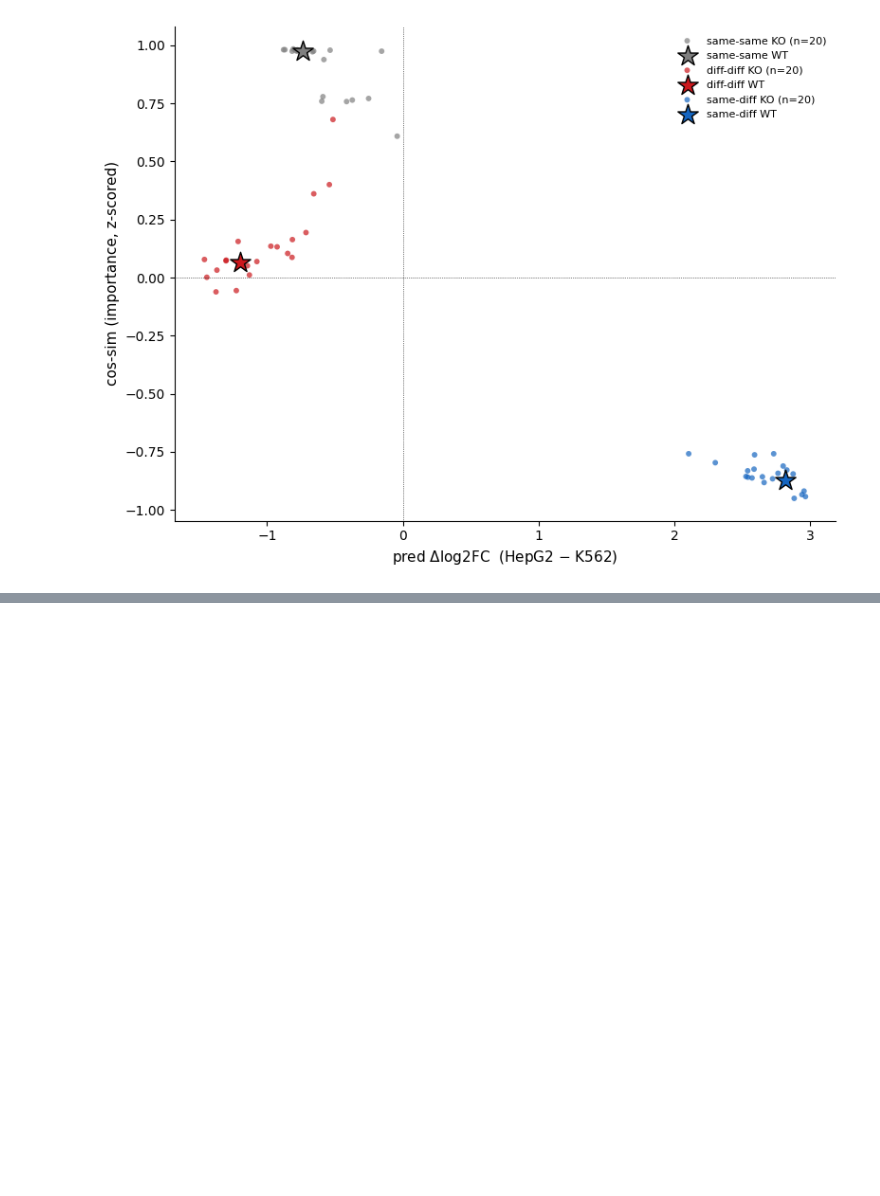
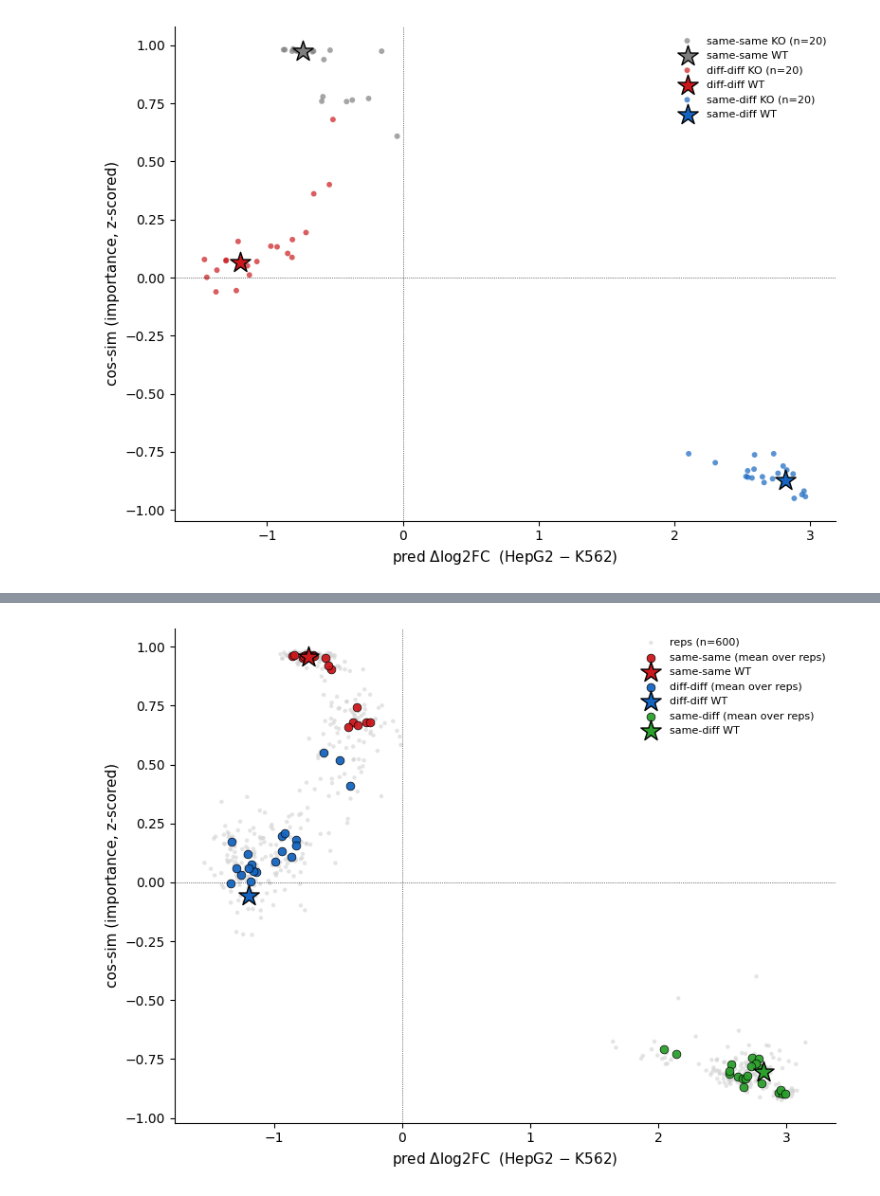
Before and after one commit to pabmantilla/Hippo_dependency_mpra, a Jupyter notebook: genomic_targets/scripts/2d_diff_call/scripts/k-cee_screen.ipynb, the cells around one changed output, grey strips where cells are left out. Saved outputs shown, nothing was run; the diff lists cells and outputs as text; code cells hidden in the pictures; blank space fills up the shorter version.

```diff
--- a/genomic_targets/scripts/2d_diff_call/scripts/k-cee_screen.ipynb
+++ b/genomic_targets/scripts/2d_diff_call/scripts/k-cee_screen.ipynb
@@ -227,3 +227,85 @@ DeepLIFT/SHAP: HepG2...
        grad_fn=<AbsBackward0>)
   warnings.warn("Convergence deltas too high: " +
 [figure]
+# %%
+# --- knobs ---
+N_KO    = 20    # KO positions (random windows) per seq
+N_REPS  = 5    # shuffle replicates per KO position (gray cloud size per dot)
+WIN     = 30    # contiguous KO window (bp), within enhancer
+# -------------
+
+# Same KO mechanism as necessity_test: dinuc-shuffle the WT, replace WT[s:s+W]
+# with the shuffled segment. For each KO window we run N_REPS shuffles -> gray
+# cloud; the colored dot per window is the mean over its N_REPS replicates.
+
+eigen_steering._load_heavy_deps()
+dinuc_shuf = eigen_steering.dinucleotide_shuffle
+
+rng     = np.random.default_rng(0)
+ENH_LEN = eigen_steering.ENHANCER_LEN
+L       = em.X.shape[-1]
+
+groups = list(reps.items())   # [('same-same', i), ('diff-diff', j), ('same-diff', k)]
+all_X = []
+tag   = []   # ('WT', name, -1) | ('var', name, ki)
+wt_pos = {}
+for name, idx in groups:
+    wt = em.X[idx:idx+1].float()
+    wt_pos[name] = sum(t.shape[0] for t in all_X)
+    all_X.append(wt); tag.append(('WT', name, -1))
+
+    starts = rng.integers(0, ENH_LEN - WIN + 1, size=N_KO)
+    for ki, s in enumerate(starts):
+        shuf = dinuc_shuf(wt, n=N_REPS,
+                          random_state=int(idx) * 1000 + int(ki))[0]   # (N_REPS,4,L)
+        chim = wt.expand(N_REPS, -1, -1).clone()
+        chim[:, :, s:s+WIN] = shuf[:, :, s:s+WIN]
+        all_X.append(chim)
+        tag += [('var', name, int(ki))] * N_REPS
+
+X = torch.cat(all_X, dim=0)   # (3 + 3*N_KO*N_REPS, 4, L)
+
+em_s = EigenMap(model_names=CT, device=DEVICE)
+em_s.X         = X
+em_s.constructs = [''] * X.shape[0]
+em_s.enhancers  = [''] * X.shape[0]
+em_s.compute_attributions(method='deeplift', n_shuffles=20, batch_size=256, verbose=True)
+
+cs    = em_s.cosine_similarity(enhancer_only=True, mode='importance', zscore=True)
+mdiff = em_s.predictions['HepG2'] - em_s.predictions['K562']
+
+colors = {'same-same': '#cb181d',  # red
+          'diff-diff': '#1565C0',  # blue
+          'same-diff': '#2ca02c'}  # green
+
+fig, ax = plt.subplots(figsize=(8, 6))
+
+# 1) gray cloud: every individual replicate
+var_mask = np.array([t[0] == 'var' for t in tag])
+ax.scatter(mdiff[var_mask], cs[var_mask], s=10, c='lightgray',
+           alpha=0.6, edgecolors='none', label=f'reps (n={var_mask.sum()})',
+           rasterized=True, zorder=1)
+
+# 2) per-window mean dot, colored by group
+for name, _ in groups:
+    xs, ys = [], []
+    for ki in range(N_KO):
+        m = np.array([t == ('var', name, ki) for t in tag])
+        if m.any():
+            xs.append(mdiff[m].mean()); ys.append(cs[m].mean())
+    ax.scatter(xs, ys, s=40, c=colors[name],
+               alpha=0.95, edgecolors='black', linewidths=0.5,
+               label=f'{name} (mean over reps)', zorder=3)
+    w = wt_pos[name]
+    ax.scatter([mdiff[w]], [cs[w]], s=260, c=colors[name],
+               marker='*', edgecolors='black', linewidths=1.0,
+               label=f'{name} WT', zorder=5)
+
+ax.axhline(0, color='k', lw=0.5, ls=':')
+ax.axvline(0, color='k', lw=0.5, ls=':')
+ax.set_xlabel('pred $\\Delta$log2FC  (HepG2 $-$ K562)', fontsize=11)
+ax.set_ylabel('cos-sim (importance, z-scored)', fontsize=11)
+ax.legend(fontsize=8, frameon=False, loc='best')
+ax.spines['top'].set_visible(False); ax.spines['right'].set_visible(False)
+plt.tight_layout(); plt.show()
+# %% [output]
@@ -229,0 +351 @@ DeepLIFT/SHAP: HepG2...
+[figure, added]
```
Also changed, not shown: parts of 2 cells of this notebook.
